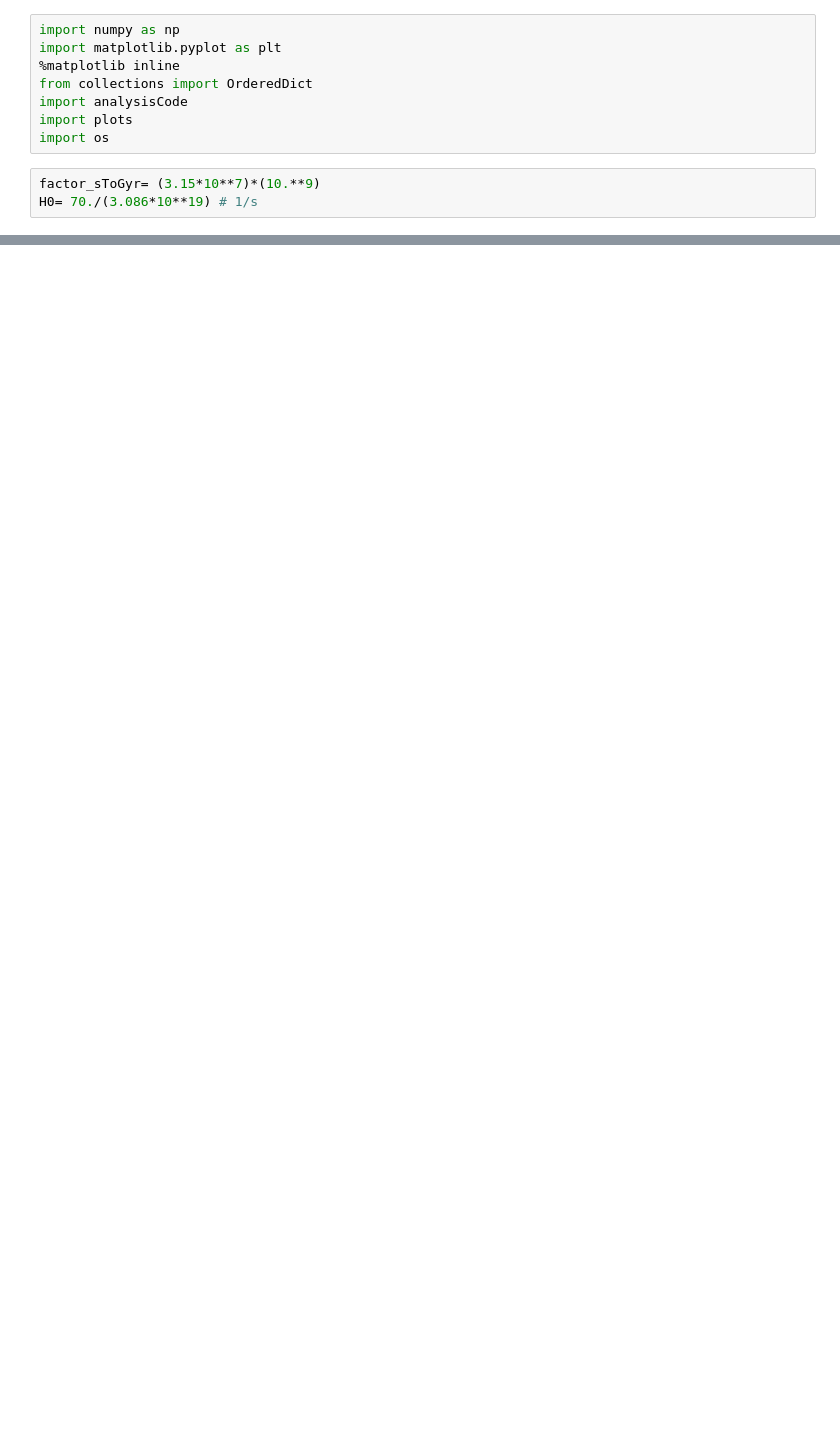
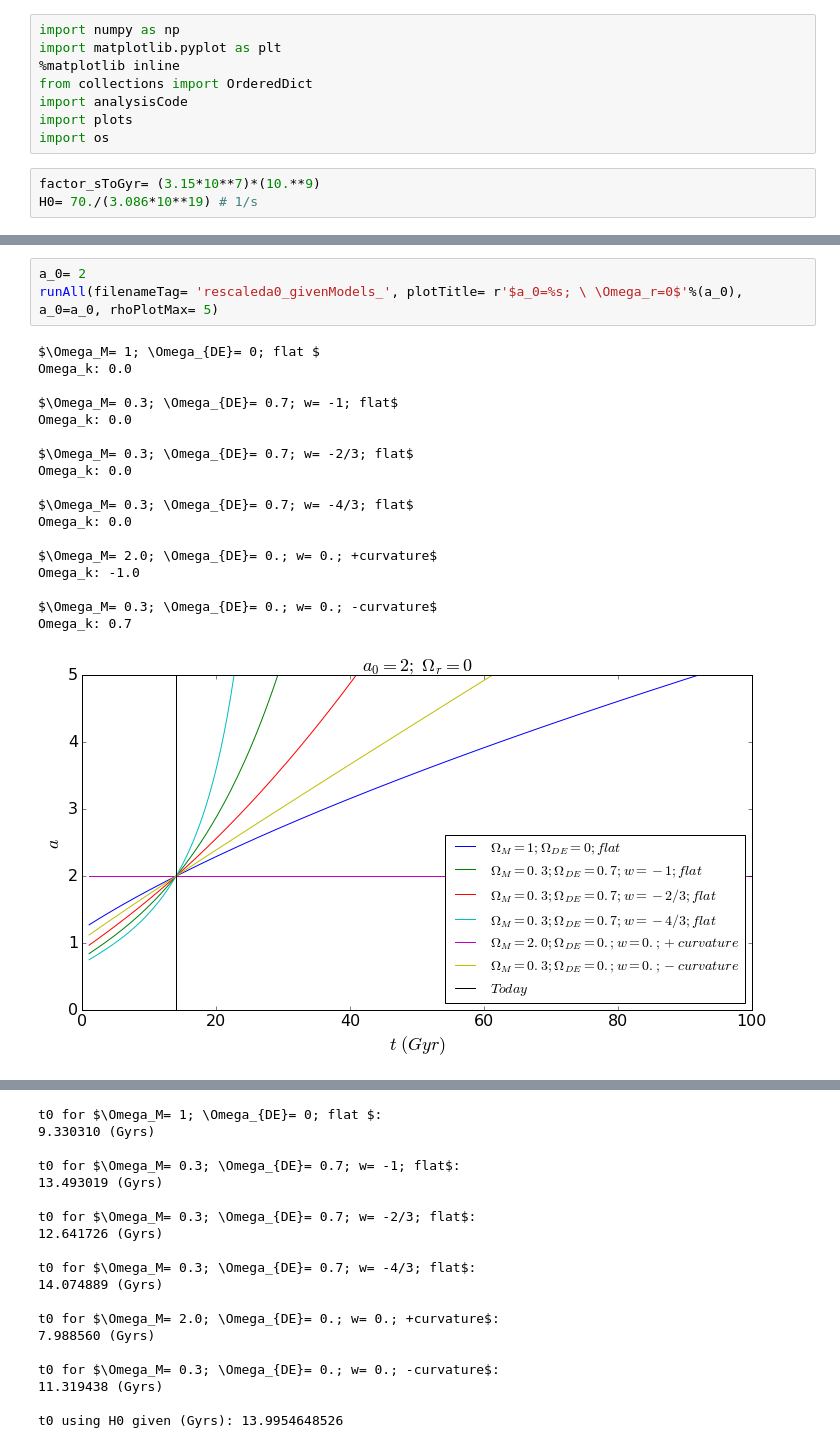
Before and after one commit to humnaawan/Phys689-HW1, a Jupyter notebook: Code Run.ipynb, the cells around one changed output, grey strips where cells are left out. Cells and saved outputs as stored; diff of their text form; blank space fills up the shorter version.

```diff
--- a/Code Run.ipynb
+++ b/Code Run.ipynb
@@ -160,0 +119,22 @@ t0 using H0 given (Gyrs): 13.9954648526
+# %%
+a_0= 2
+runAll(filenameTag= 'rescaleda0_givenModels_', plotTitle= r'$a_0=%s; \ \Omega_r=0$'%(a_0), a_0=a_0, rhoPlotMax= 5)
+# %% [output]
+$\Omega_M= 1; \Omega_{DE}= 0; flat $
+Omega_k: 0.0
+
+$\Omega_M= 0.3; \Omega_{DE}= 0.7; w= -1; flat$
+Omega_k: 0.0
+
+$\Omega_M= 0.3; \Omega_{DE}= 0.7; w= -2/3; flat$
+Omega_k: 0.0
+
+$\Omega_M= 0.3; \Omega_{DE}= 0.7; w= -4/3; flat$
+Omega_k: 0.0
+
+$\Omega_M= 2.0; \Omega_{DE}= 0.; w= 0.; +curvature$
+Omega_k: -1.0
+
+$\Omega_M= 0.3; \Omega_{DE}= 0.; w= 0.; -curvature$
+Omega_k: 0.7
+[figure, added]
@@ -161 +143,20 @@ t0 using H0 given (Gyrs): 13.9954648526
+t0 for $\Omega_M= 1; \Omega_{DE}= 0; flat $:
+9.330310 (Gyrs)
+
+t0 for $\Omega_M= 0.3; \Omega_{DE}= 0.7; w= -1; flat$:
+13.493019 (Gyrs)
+
+t0 for $\Omega_M= 0.3; \Omega_{DE}= 0.7; w= -2/3; flat$:
+12.641726 (Gyrs)
+
+t0 for $\Omega_M= 0.3; \Omega_{DE}= 0.7; w= -4/3; flat$:
+14.074889 (Gyrs)
+
+t0 for $\Omega_M= 2.0; \Omega_{DE}= 0.; w= 0.; +curvature$:
+7.988560 (Gyrs)
+
+t0 for $\Omega_M= 0.3; \Omega_{DE}= 0.; w= 0.; -curvature$:
+11.319438 (Gyrs)
+
+t0 using H0 given (Gyrs): 13.9954648526
 # %%
```
Also changed, not shown: parts of 7 cells of this notebook.
